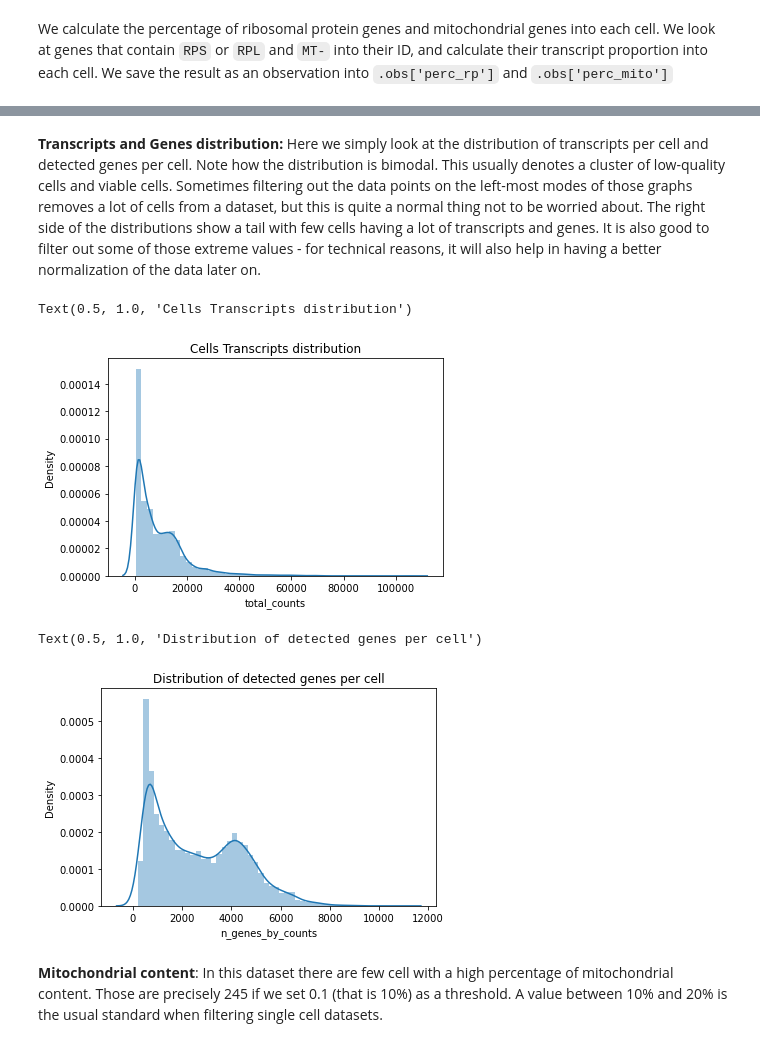
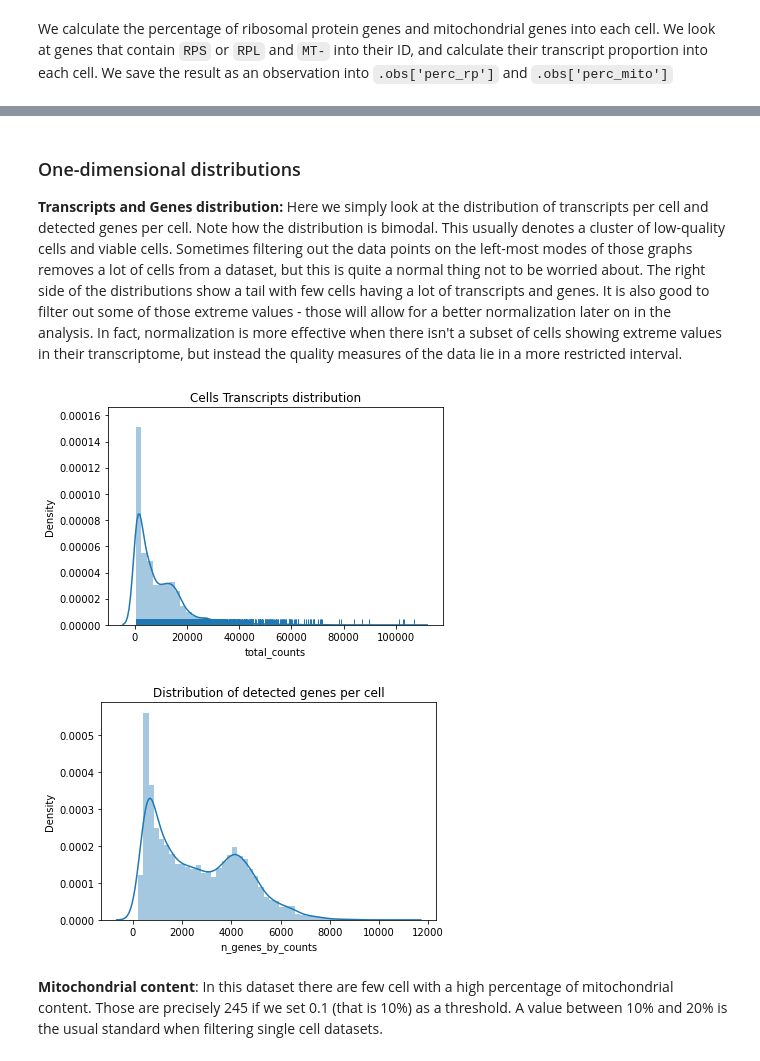
Before and after one commit to hds-sandbox/scRNASeq_course, a Jupyter notebook: Notebooks/Python/Part02_filtering_sample2.ipynb, the cells around one changed output, grey strips where cells are left out. Drawn from its saved outputs; the diff is of its cells as text; code cells hidden in the pictures.

```diff
--- a/Notebooks/Python/Part02_filtering_sample2.ipynb
+++ b/Notebooks/Python/Part02_filtering_sample2.ipynb
@@ -61,16 +65,16 @@ We can have a look at quality measures combined together
 # %% [markdown]
-**Transcripts and Genes distribution:** Here we simply look at the distribution of transcripts per cell and detected genes per cell. Note how the distribution is bimodal. This usually denotes a cluster of low-quality cells and viable cells. Sometimes filtering out the data points on the left-most modes of those graphs removes a lot of cells from a dataset, but this is quite a normal thing not to be worried about. The right side of the distributions show a tail with few cells having a lot of transcripts and genes. It is also good to filter out some of those extreme values - for technical reasons, it will also help in having a better normalization of the data later on.
+### One-dimensional distributions
+
+**Transcripts and Genes distribution:** Here we simply look at the distribution of transcripts per cell and detected genes per cell. Note how the distribution is bimodal. This usually denotes a cluster of low-quality cells and viable cells. Sometimes filtering out the data points on the left-most modes of those graphs removes a lot of cells from a dataset, but this is quite a normal thing not to be worried about. The right side of the distributions show a tail with few cells having a lot of transcripts and genes. It is also good to filter out some of those extreme values - those will allow for a better normalization later on in the analysis. In fact, normalization is more effective when there isn't a subset of cells showing extreme values in their transcriptome, but instead the quality measures of the data lie in a more restricted interval.
 # %%
-ax = sns.distplot(sample_2.obs['total_counts'], bins=50)
-ax.set_title('Cells Transcripts distribution')
+ax = sns.distplot(sample_2.obs['total_counts'], bins=50, rug=True)
+x = ax.set_title('Cells Transcripts distribution')
 # %% [output]
-Text(0.5, 1.0, 'Cells Transcripts distribution')
-[figure, old version]
+[figure, new version]
 # %%
 ax = sns.distplot(sample_2.obs['n_genes_by_counts'], bins=50)
-ax.set_title('Distribution of detected genes per cell')
+x = ax.set_title('Distribution of detected genes per cell')
 # %% [output]
-Text(0.5, 1.0, 'Distribution of detected genes per cell')
 [figure]
 # %% [markdown]
 **Mitochondrial content**: In this dataset there are few cell with a high percentage of mitochondrial content. Those are precisely 245 if we set 0.1 (that is 10%) as a threshold. A value between 10% and 20% is the usual standard when filtering single cell datasets.
```
Also changed, not shown: parts of 35 cells of this notebook.
